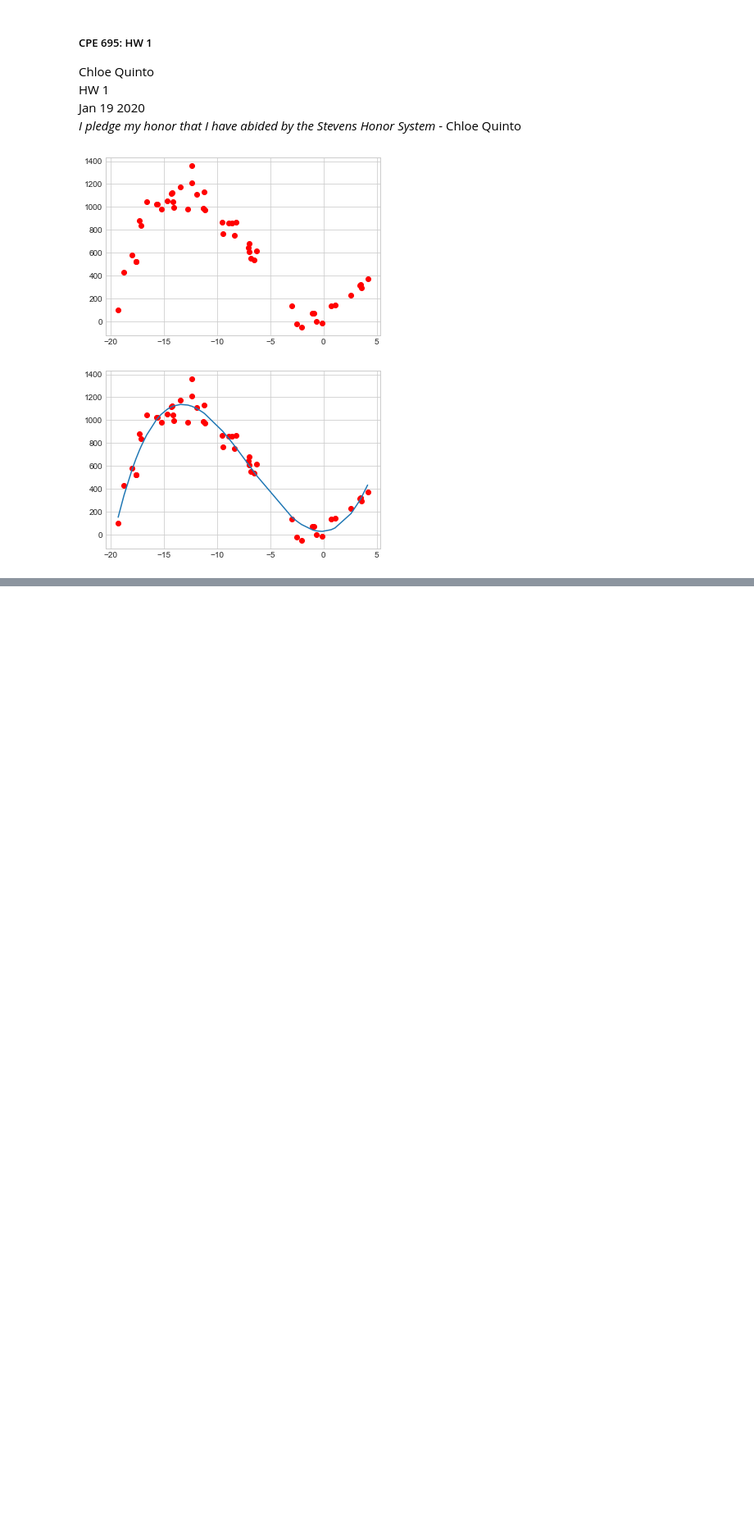
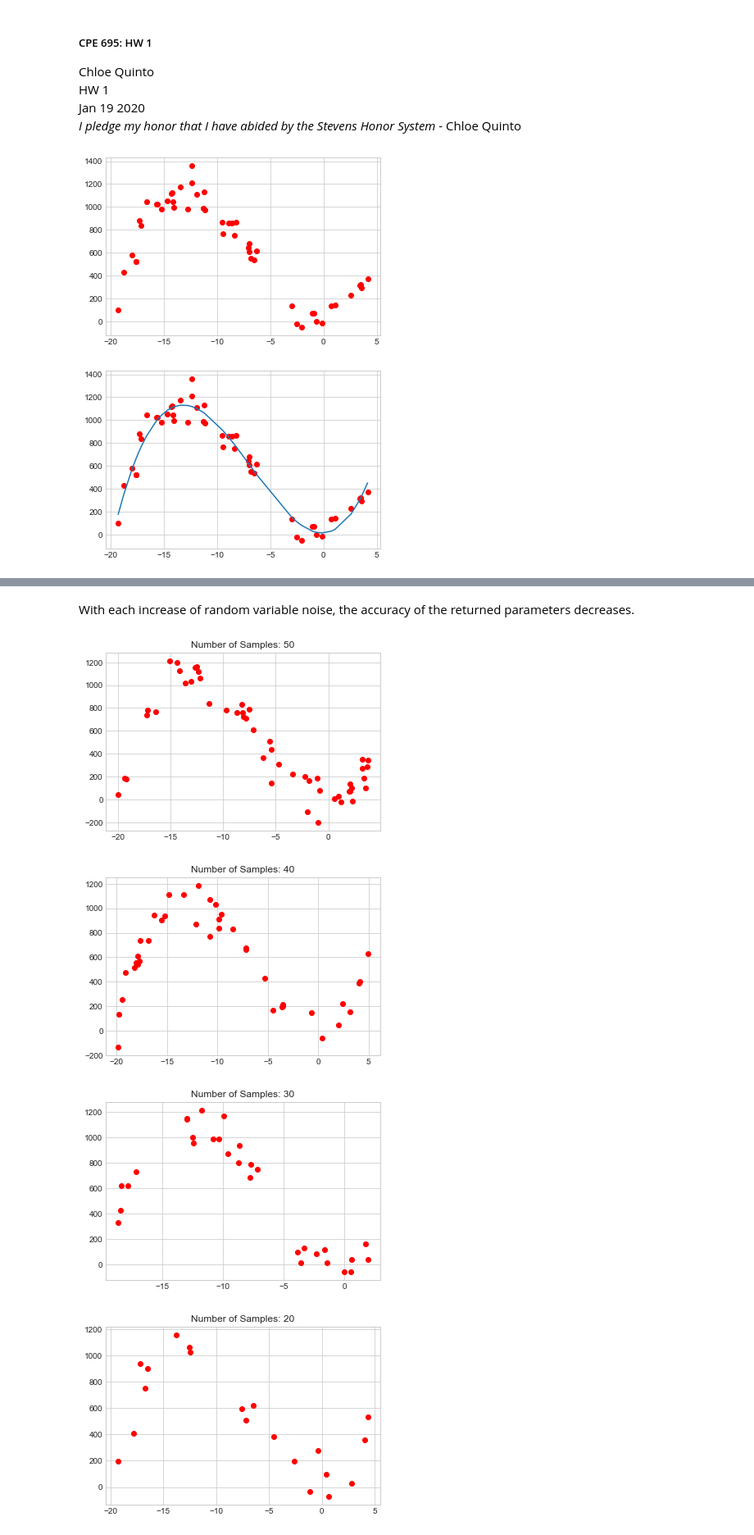
Before and after one commit to chloequinto/Applied-Machine-Learning, a Jupyter notebook: HW1.ipynb, the cells around one changed output, grey strips where cells are left out. Shown at 82% size. Saved outputs shown, nothing was run; the diff lists cells and outputs as text; code cells hidden in the pictures; blank space fills up the shorter version.

```diff
--- a/HW1.ipynb
+++ b/HW1.ipynb
@@ -85,0 +95,22 @@ MSE = mean_squared_error(y, poly(sortMe))
+# %% [markdown]
+With each increase of random variable noise, the accuracy of the returned parameters decreases.
+# %%
+"""
+Change variable number_of_samples to 40, 30, 20, 10 respectively, re-run the algorithm and
+plot the polynomials with the m found in 2).
+Discuss the impact of the number of samples to the accuracy of the returned parameters.
+"""
+number_of_samples = [50, 40,30,20,10]
+for i in number_of_samples:
+    noise_scale = 100
+    number_of_samples = i
+    x = 25 *(np.random.rand(number_of_samples,1)-0.8)
+    y = 5*x + 20*x**2+1*x**3+noise_scale*np.random.randn(number_of_samples,1)
+    plt.title("Number of Samples: " + str(i))
+    plt.plot(x,y,'ro')
+    plt.show()
+# %% [output]
+[figure, added]
+[figure, added]
+[figure, added]
+[figure, added]
```
Also changed, not shown: parts of 6 cells of this notebook.
